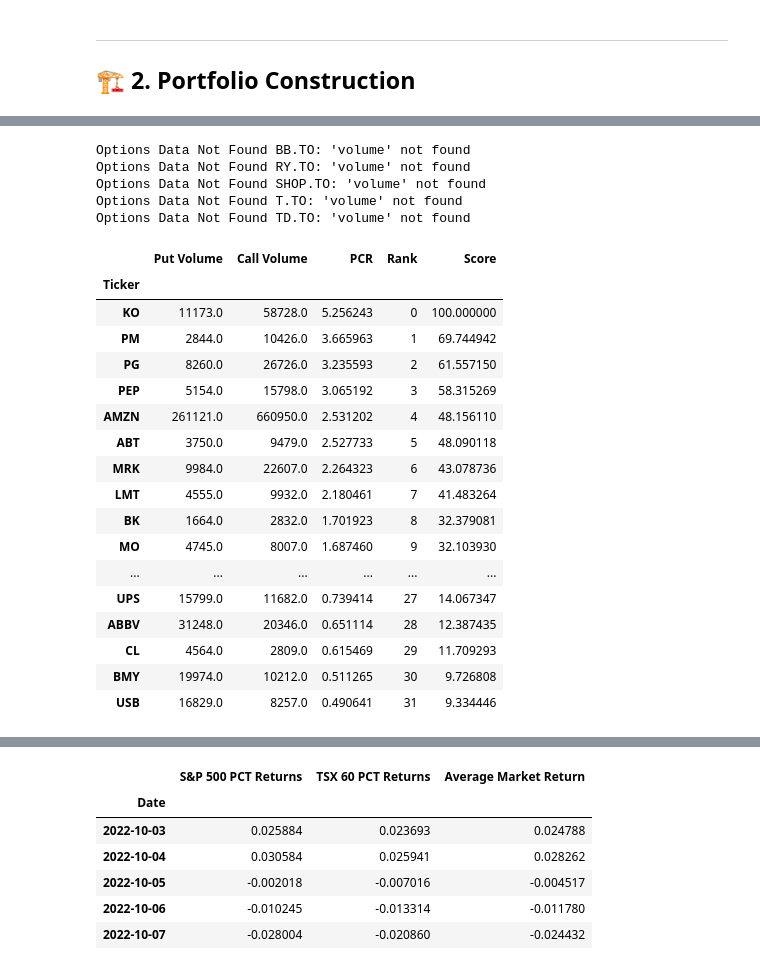
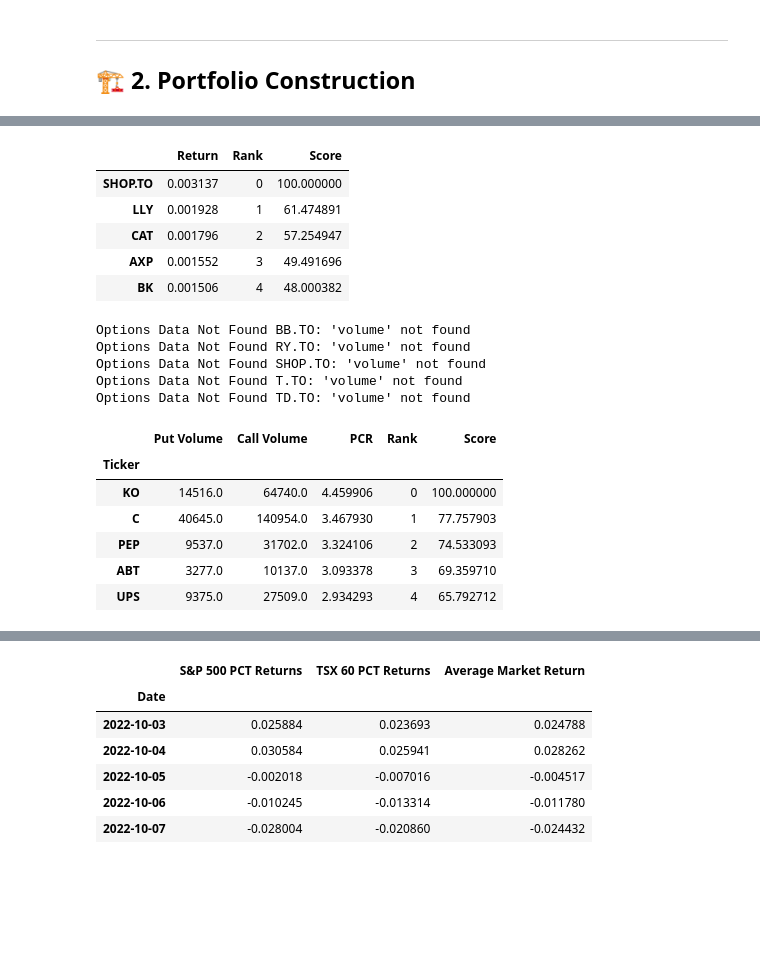
Before and after one commit to akramj13/CFM101-Project, a Jupyter notebook: Team 11 Assignment Annie.ipynb, the cells around one changed output, grey strips where cells are left out. Saved outputs shown, nothing was run; the diff lists cells and outputs as text; code cells hidden in the pictures; blank space fills up the shorter version.

```diff
--- a/Team 11 Assignment Annie.ipynb
+++ b/Team 11 Assignment Annie.ipynb
@@ -66,11 +87,10 @@ group = 11
 # Define constants
 min_avg_volume = 100000
 min_trading_days = 18
-start_date, end_date = '2022-09-30', '2024-09-30'
 min_stocks, max_stocks = 12, 24
+start_date, end_date = "2022-09-30", "2024-09-30"
 
 # Reading in CSV file:
-tickers = pd.read_csv('Tickers.csv')
 ticker_lst = get_tickers()
 
 # Initializing variable to store the tickers we will use in our portfolio
@@ -114,29 +173,0 @@ def drop_short_trading_months(df):
-# %%
-# Filtering valid stocks by inputting a list of strings for each ticker.
-def filter_stocks(ticker_lst):
-    valid_tickers, invalid_tickers = {}, []
-    # Loop through all tickers to check if they are valid
-    for ticker in ticker_lst:
-        stock = yf.Ticker(ticker)
-        try:
-            info = stock.fast_info # Get basic stock info
-
-            hist = stock.history(start=start_date, end=end_date) # Get stock history
-            hist.index = hist.index.strftime('%Y-%m-%d')
-
-            avg_volume = hist.loc[((hist.index >= start_date) & (hist.index <= end_date))]['Volume'].mean() # Calculate average volume in specified date range.
-            currency = info.get("currency")
-            if ((hist.empty is not None) and # filter for stocks delisted on yfinance
-                ( currency == "USD" or currency == "CAD") and # filter for stocks that are not USD
-                (avg_volume >= min_avg_volume)): # Filter by volume greater than 100,000
-                if currency == "CAD":
-                    valid_tickers[ticker] = hist['Close'] # Store the close prices of the stock as a Series
-                elif currency == "USD":
-                    valid_tickers[ticker] = hist['Close'] * exchange_rate # Convert USD to CAD
-            else:
-                invalid_tickers.append(ticker)
-        except:
-            invalid_tickers.append(ticker)
-    return [valid_tickers, invalid_tickers]
-    # valid_tickers is a dictionary of Series where the key is the name of the ticker.
-    # invalid_tickers is a list of ticker strings which were removed in the filtering process.
@@ -245,39 +300,38 @@ std
+# %%
+ret = calculate_return(data)
+ret.head()
+# %% [output]
+|  | Return | Rank | Score |
+| SHOP.TO | 0.003137 | 0 | 100.000000 |
+| LLY | 0.001928 | 1 | 61.474891 |
+| CAT | 0.001796 | 2 | 57.254947 |
+| AXP | 0.001552 | 3 | 49.491696 |
+| BK | 0.001506 | 4 | 48.000382 |
 # %%
 # Load the PCR values for each of the valid stocks into a variable
 options_data = PCR_calc(ticker_lst)
 options_data = options_data.sort_values(by='PCR', ascending=False)
 options_data['Rank'] = [i for i in range(len(options_data))]
 highest_pcr = options_data['PCR'].iloc[0]
 options_data['Score'] = (options_data['PCR'] / highest_pcr) * 100
 options_data.set_index('Ticker', inplace=True)
 
 
 # Display the table of rankings based off PCR.
 # The rankings are based off the stocks with the greatest sentiment for if they will go up or not
 # The tickers at the top of the list have a high call rate (meaning the price will go up)
 pcr = options_data
-pcr
+pcr.head()
 # %% [output]
 Options Data Not Found BB.TO: 'volume' not found
 Options Data Not Found RY.TO: 'volume' not found
 Options Data Not Found SHOP.TO: 'volume' not found
 Options Data Not Found T.TO: 'volume' not found
 Options Data Not Found TD.TO: 'volume' not found
 |  | Put Volume | Call Volume | PCR | Rank | Score |
 | Ticker |  |  |  |  |  |
-| KO | 11173.0 | 58728.0 | 5.256243 | 0 | 100.000000 |
-| PM | 2844.0 | 10426.0 | 3.665963 | 1 | 69.744942 |
-| PG | 8260.0 | 26726.0 | 3.235593 | 2 | 61.557150 |
-| PEP | 5154.0 | 15798.0 | 3.065192 | 3 | 58.315269 |
-| AMZN | 261121.0 | 660950.0 | 2.531202 | 4 | 48.156110 |
-| ABT | 3750.0 | 9479.0 | 2.527733 | 5 | 48.090118 |
-| MRK | 9984.0 | 22607.0 | 2.264323 | 6 | 43.078736 |
-| LMT | 4555.0 | 9932.0 | 2.180461 | 7 | 41.483264 |
-| BK | 1664.0 | 2832.0 | 1.701923 | 8 | 32.379081 |
-| MO | 4745.0 | 8007.0 | 1.687460 | 9 | 32.103930 |
-| ... | ... | ... | ... | ... | ... |
-| UPS | 15799.0 | 11682.0 | 0.739414 | 27 | 14.067347 |
-| ABBV | 31248.0 | 20346.0 | 0.651114 | 28 | 12.387435 |
-| CL | 4564.0 | 2809.0 | 0.615469 | 29 | 11.709293 |
-| BMY | 19974.0 | 10212.0 | 0.511265 | 30 | 9.726808 |
-| USB | 16829.0 | 8257.0 | 0.490641 | 31 | 9.334446 |
+| KO | 14516.0 | 64740.0 | 4.459906 | 0 | 100.000000 |
+| C | 40645.0 | 140954.0 | 3.467930 | 1 | 77.757903 |
+| PEP | 9537.0 | 31702.0 | 3.324106 | 2 | 74.533093 |
+| ABT | 3277.0 | 10137.0 | 3.093378 | 3 | 69.359710 |
+| UPS | 9375.0 | 27509.0 | 2.934293 | 4 | 65.792712 |
```
Also changed, not shown: parts of 38 cells of this notebook.
